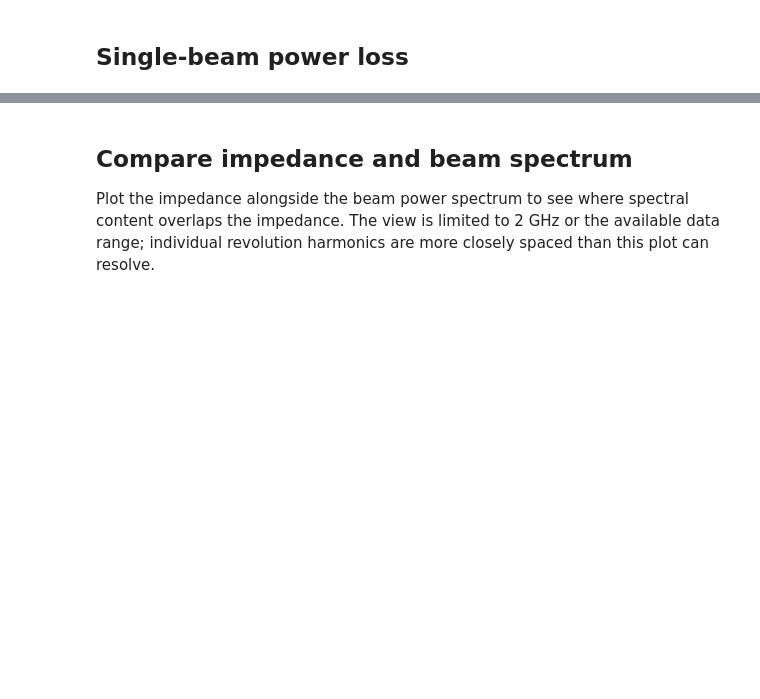
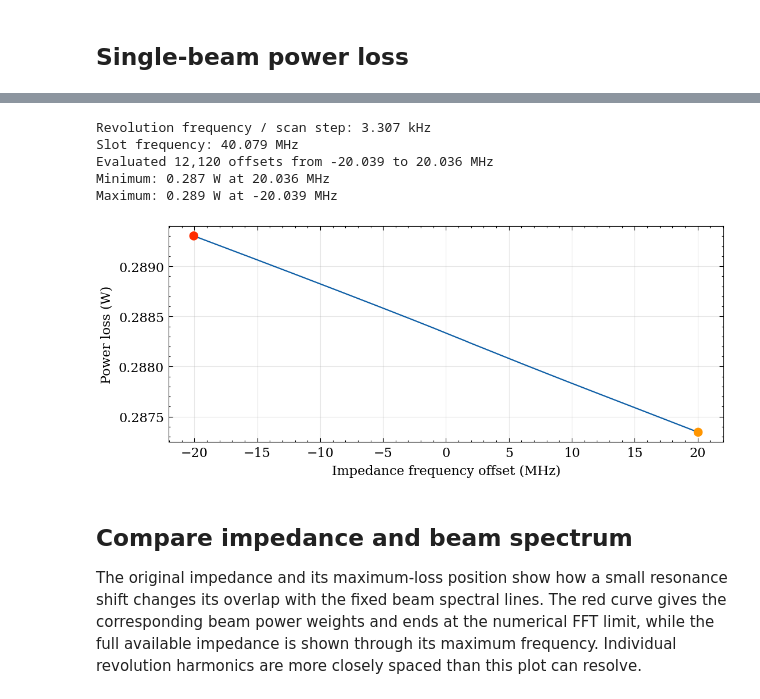
Before and after one commit to ImpedanCEI/BIHC, a Jupyter notebook: notebooks/FCCeePowerLossExample.ipynb, the cells around one changed output, grey strips where cells are left out. Saved outputs shown, nothing was run; the diff lists cells and outputs as text; code cells hidden in the pictures; blank space fills up the shorter version.

```diff
--- a/notebooks/FCCeePowerLossExample.ipynb
+++ b/notebooks/FCCeePowerLossExample.ipynb
@@ -135,16 +175,46 @@ Scan a rigid frequency shift of the **impedance** over half a bunch-spacing freq
 # %%
-steps, shifted_power = beam.getShiftedPloss(Z, shift=1 / (2 * beam.t0))
+scan_half_width = 1 / (2 * beam.t0)
 frequency_step = f[1] - f[0]
+steps, shifted_power = beam.getShiftedPloss(Z, shift=scan_half_width)
 frequency_offset_mhz = steps * frequency_step / 1e6
-print(f"Shifted range: {shifted_power.min():.3f}–{shifted_power.max():.3f} W")
+minimum = np.argmin(shifted_power)
+maximum = np.argmax(shifted_power)
+
+print(f"Revolution frequency / scan step: {frequency_step / 1e3:.3f} kHz")
+print(f"Slot frequency: {1 / beam.t0 / 1e6:.3f} MHz")
+print(
+    f"Evaluated {len(steps):,} offsets from "
+    f"{frequency_offset_mhz[0]:.3f} to {frequency_offset_mhz[-1]:.3f} MHz"
+)
+print(
+    f"Minimum: {shifted_power[minimum]:.3f} W at "
+    f"{frequency_offset_mhz[minimum]:.3f} MHz"
+)
+print(
+    f"Maximum: {shifted_power[maximum]:.3f} W at "
+    f"{frequency_offset_mhz[maximum]:.3f} MHz"
+)
 
 fig, ax = plt.subplots(figsize=(7, 3))
 ax.plot(frequency_offset_mhz, shifted_power)
+ax.scatter(
+    frequency_offset_mhz[[minimum, maximum]],
+    shifted_power[[minimum, maximum]],
+    color=["C2", "C3"],
+    zorder=3,
+)
 ax.set(xlabel="Impedance frequency offset (MHz)", ylabel="Power loss (W)")
 ax.grid(alpha=0.3)
 plt.show()
+# %% [output]
+Revolution frequency / scan step: 3.307 kHz
+Slot frequency: 40.079 MHz
+Evaluated 12,120 offsets from -20.039 to 20.036 MHz
+Minimum: 0.287 W at 20.036 MHz
+Maximum: 0.289 W at -20.039 MHz
+[figure, added]
 # %% [markdown]
 ## Compare impedance and beam spectrum
 
-Plot the impedance alongside the beam power spectrum to see where spectral content overlaps the impedance. The view is limited to 2 GHz or the available data range; individual revolution harmonics are more closely spaced than this plot can resolve.
+The original impedance and its maximum-loss position show how a small resonance shift changes its overlap with the fixed beam spectral lines. The red curve gives the corresponding beam power weights and ends at the numerical FFT limit, while the full available impedance is shown through its maximum frequency. Individual revolution harmonics are more closely spaced than this plot can resolve.
 # %%
```
Also changed, not shown: parts of 10 cells of this notebook.
